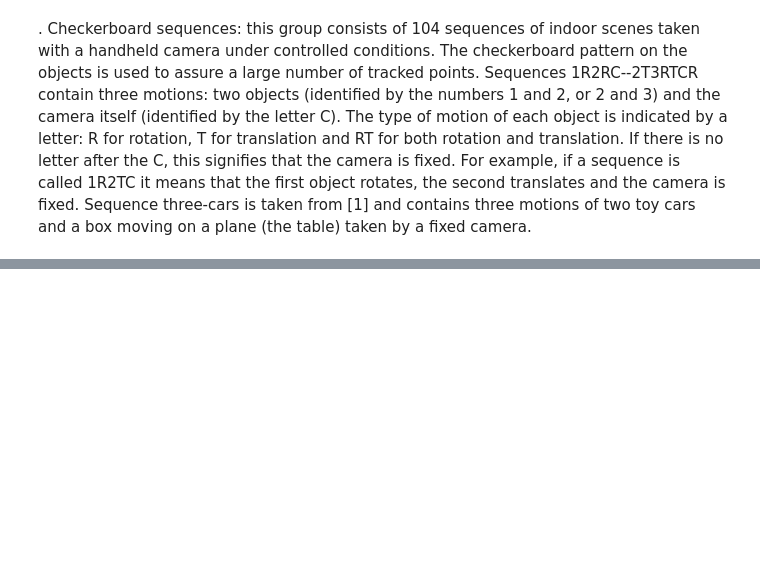
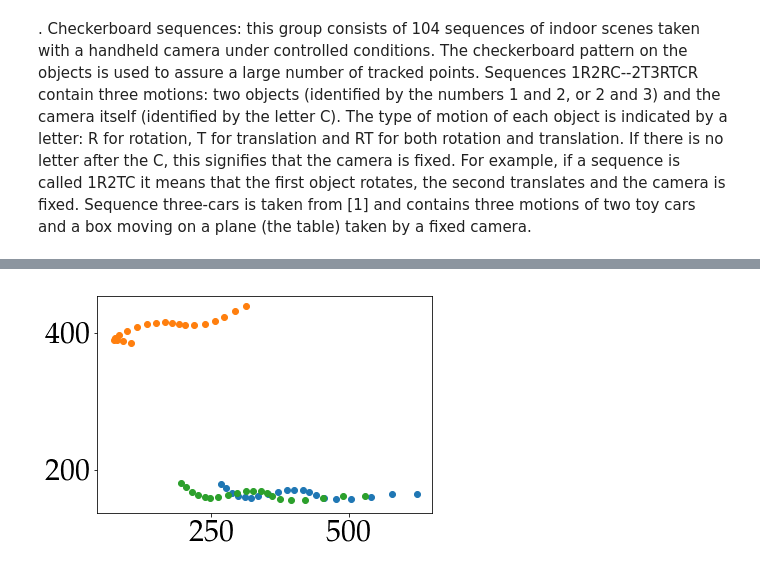
Before and after one commit to VincentMatthys/Unsupervised, a Jupyter notebook: project2/group/Motion_segmentation.ipynb, the cells around one changed output, grey strips where cells are left out. Saved outputs shown, nothing was run; the diff lists cells and outputs as text; code cells hidden in the pictures; blank space fills up the shorter version.

```diff
--- a/project2/group/Motion_segmentation.ipynb
+++ b/project2/group/Motion_segmentation.ipynb
@@ -549,0 +558,6 @@ cars and a box moving on a plane (the table) taken by a fixed camera.
+# %%
+plt.scatter(motion_data["cars1"]["y"][0, 6], motion_data["cars1"]["y"][1,6]);
+plt.scatter(motion_data["cars1"]["y"][0, 10], motion_data["cars1"]["y"][1,10]);
+plt.scatter(motion_data["cars1"]["y"][0, 23], motion_data["cars1"]["y"][1,23]);
+# %% [output]
+[figure, added]
```
Also changed, not shown: parts of 10 cells of this notebook.
